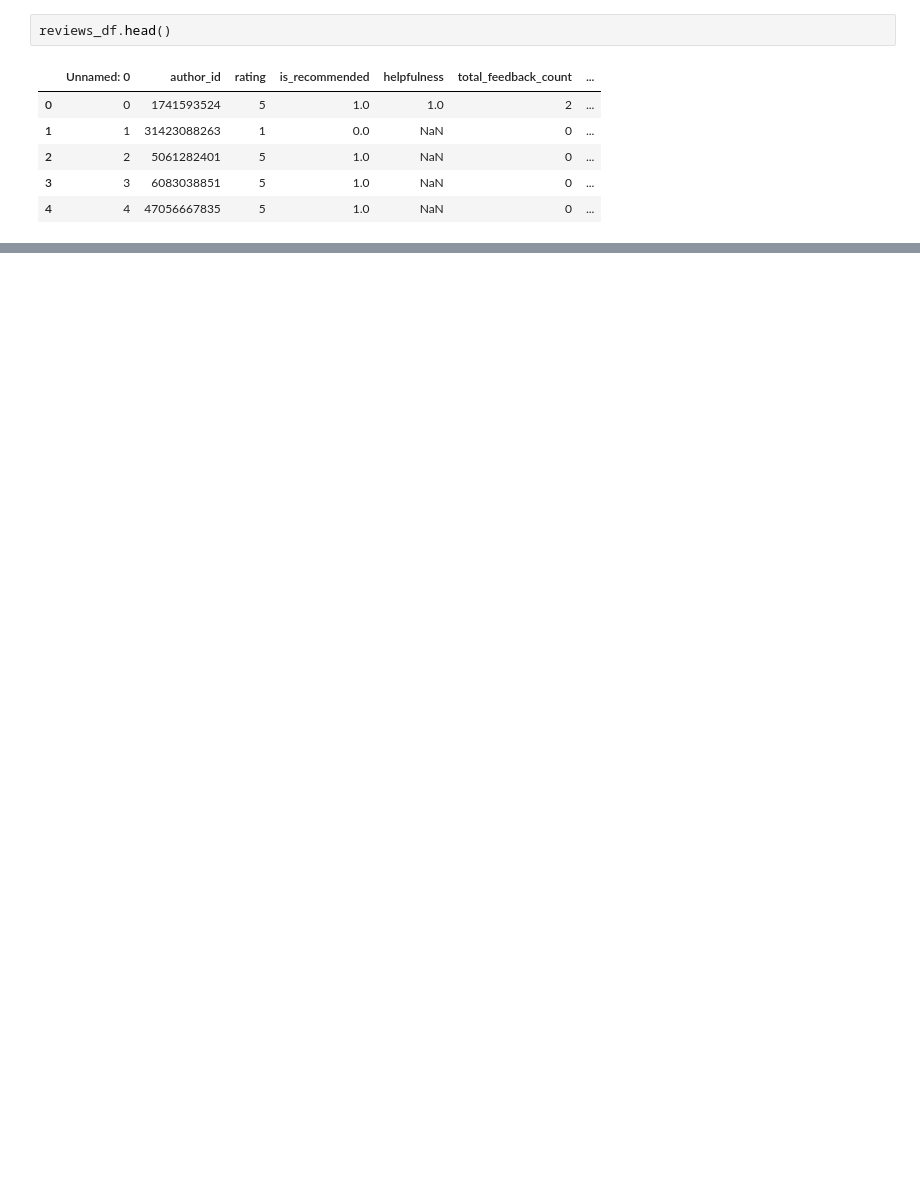
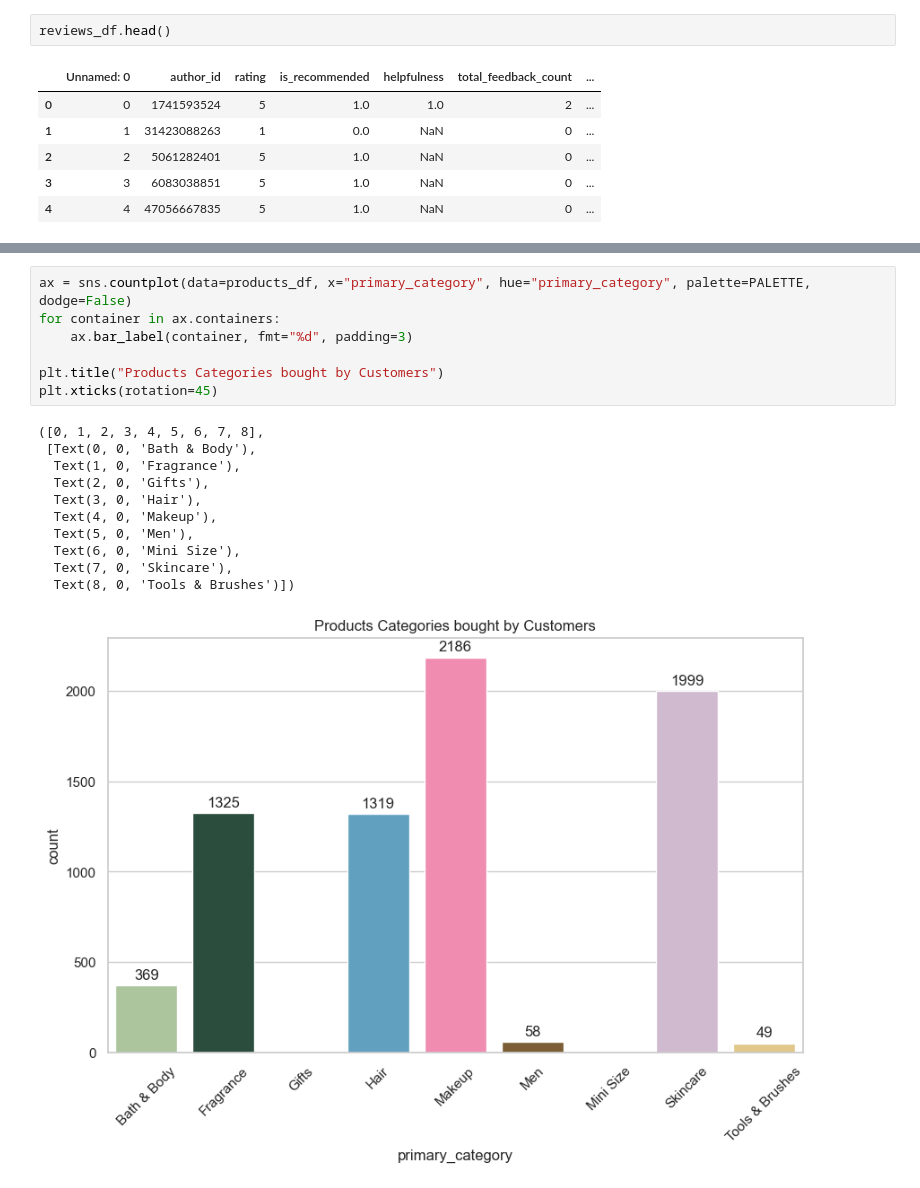
Before and after one commit to imgabrielas/Sephora, a Jupyter notebook: 01_exploratory_data_analysis.ipynb, the cells around one changed output, grey strips where cells are left out. Drawn from its saved outputs; the diff is of its cells as text; blank space fills up the shorter version.

```diff
--- a/01_exploratory_data_analysis.ipynb
+++ b/01_exploratory_data_analysis.ipynb
@@ -90,0 +427,19 @@ plt.show()
+# %%
+ax = sns.countplot(data=products_df, x="primary_category", hue="primary_category", palette=PALETTE, dodge=False)
+for container in ax.containers:
+    ax.bar_label(container, fmt="%d", padding=3)
+
+plt.title("Products Categories bought by Customers")
+plt.xticks(rotation=45)
+# %% [output]
+([0, 1, 2, 3, 4, 5, 6, 7, 8],
+ [Text(0, 0, 'Bath & Body'),
+  Text(1, 0, 'Fragrance'),
+  Text(2, 0, 'Gifts'),
+  Text(3, 0, 'Hair'),
+  Text(4, 0, 'Makeup'),
+  Text(5, 0, 'Men'),
+  Text(6, 0, 'Mini Size'),
+  Text(7, 0, 'Skincare'),
+  Text(8, 0, 'Tools & Brushes')])
+[figure, added]
```
Also changed, not shown: parts of 38 cells of this notebook.
